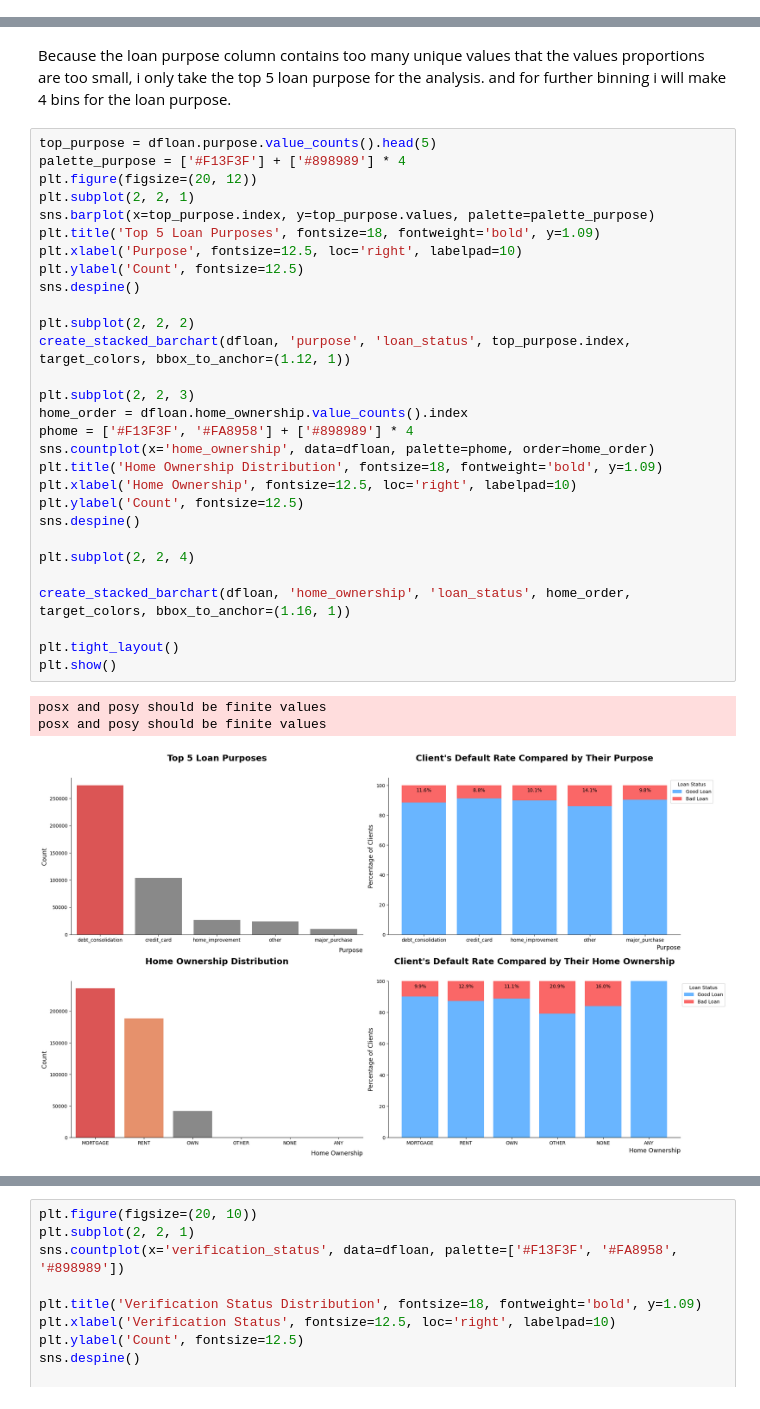
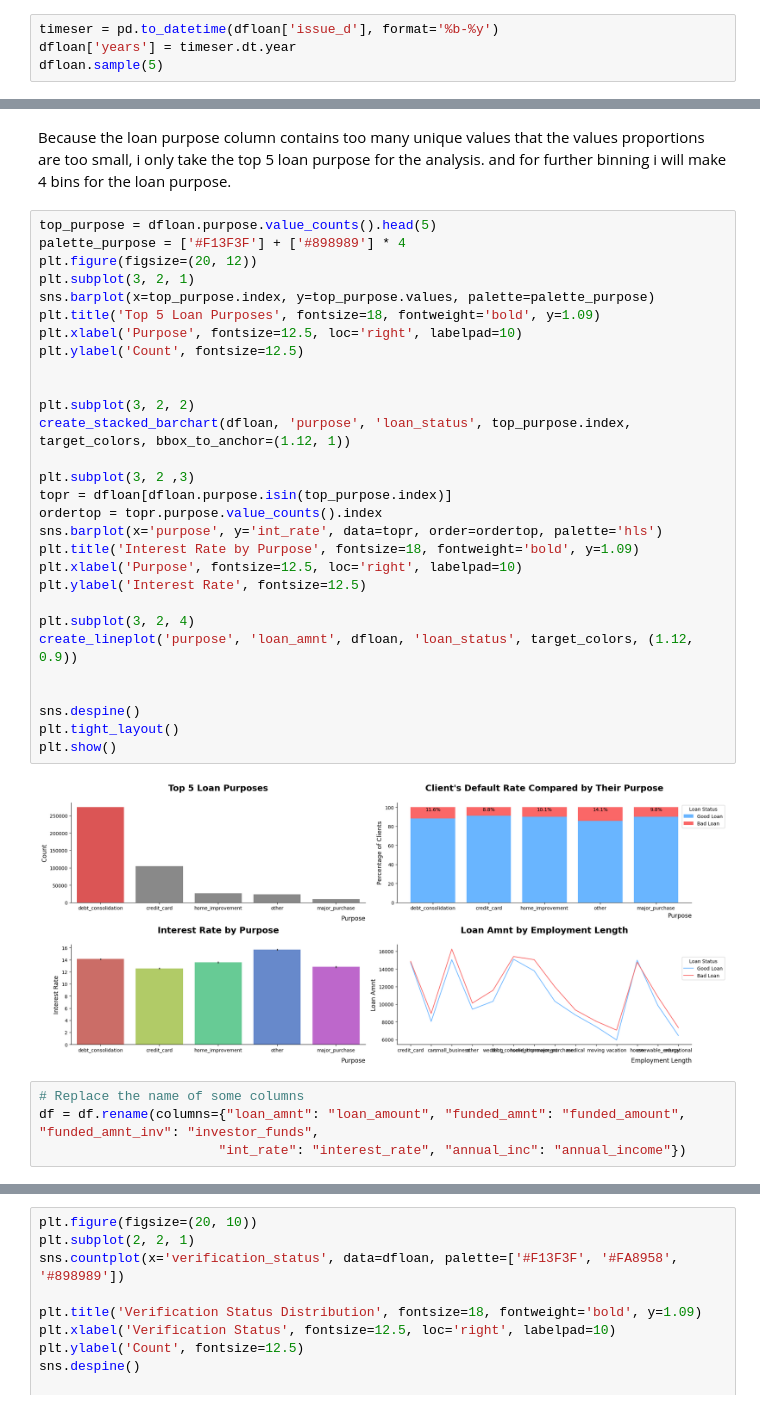
Before and after one commit to azaryasph/IDX-Partners-Project-Based-Internship-Prediction-Model, a Jupyter notebook: notebooks/Prediction Model.ipynb, the cells around one changed output, grey strips where cells are left out. Cells and saved outputs as stored; diff of their text form.

```diff
--- a/notebooks/Prediction Model.ipynb
+++ b/notebooks/Prediction Model.ipynb
@@ -247,3 +247,7 @@ def map_loan_status(status):
 
 # Apply the map_loan_status function to each status in the 'loan_status' column
 dfloan['loan_status'] = dfloan['loan_status'].apply(map_loan_status)
+# %%
+timeser = pd.to_datetime(dfloan['issue_d'], format='%b-%y')
+dfloan['years'] = timeser.dt.year
+dfloan.sample(5)
@@ -578,33 +634,35 @@ Because the loan purpose column contains too many unique values that the values
 # %%
 top_purpose = dfloan.purpose.value_counts().head(5)
 palette_purpose = ['#F13F3F'] + ['#898989'] * 4
 plt.figure(figsize=(20, 12))
-plt.subplot(2, 2, 1)
+plt.subplot(3, 2, 1)
 sns.barplot(x=top_purpose.index, y=top_purpose.values, palette=palette_purpose)
 plt.title('Top 5 Loan Purposes', fontsize=18, fontweight='bold', y=1.09)
 plt.xlabel('Purpose', fontsize=12.5, loc='right', labelpad=10)
 plt.ylabel('Count', fontsize=12.5)
-sns.despine()
 
-plt.subplot(2, 2, 2)
+
+plt.subplot(3, 2, 2)
 create_stacked_barchart(dfloan, 'purpose', 'loan_status', top_purpose.index, target_colors, bbox_to_anchor=(1.12, 1))
 
-plt.subplot(2, 2, 3)
-home_order = dfloan.home_ownership.value_counts().index
-phome = ['#F13F3F', '#FA8958'] + ['#898989'] * 4
-sns.countplot(x='home_ownership', data=dfloan, palette=phome, order=home_order)
-plt.title('Home Ownership Distribution', fontsize=18, fontweight='bold', y=1.09)
-plt.xlabel('Home Ownership', fontsize=12.5, loc='right', labelpad=10)
-plt.ylabel('Count', fontsize=12.5)
+plt.subplot(3, 2 ,3)
+topr = dfloan[dfloan.purpose.isin(top_purpose.index)]
+ordertop = topr.purpose.value_counts().index
+sns.barplot(x='purpose', y='int_rate', data=topr, order=ordertop, palette='hls')
+plt.title('Interest Rate by Purpose', fontsize=18, fontweight='bold', y=1.09)
+plt.xlabel('Purpose', fontsize=12.5, loc='right', labelpad=10)
+plt.ylabel('Interest Rate', fontsize=12.5)
+
+plt.subplot(3, 2, 4)
+create_lineplot('purpose', 'loan_amnt', dfloan, 'loan_status', target_colors, (1.12, 0.9))
+
+
 sns.despine()
-
-plt.subplot(2, 2, 4)
-
-create_stacked_barchart(dfloan, 'home_ownership', 'loan_status', home_order, target_colors, bbox_to_anchor=(1.16, 1))
-
 plt.tight_layout()
 plt.show()
 # %% [output]
-posx and posy should be finite values
-posx and posy should be finite values
-[figure, old version]
+[figure, new version]
+# %%
+# Replace the name of some columns
+df = df.rename(columns={"loan_amnt": "loan_amount", "funded_amnt": "funded_amount", "funded_amnt_inv": "investor_funds",
+                       "int_rate": "interest_rate", "annual_inc": "annual_income"})
```
Also changed, not shown: parts of 19 cells of this notebook.
